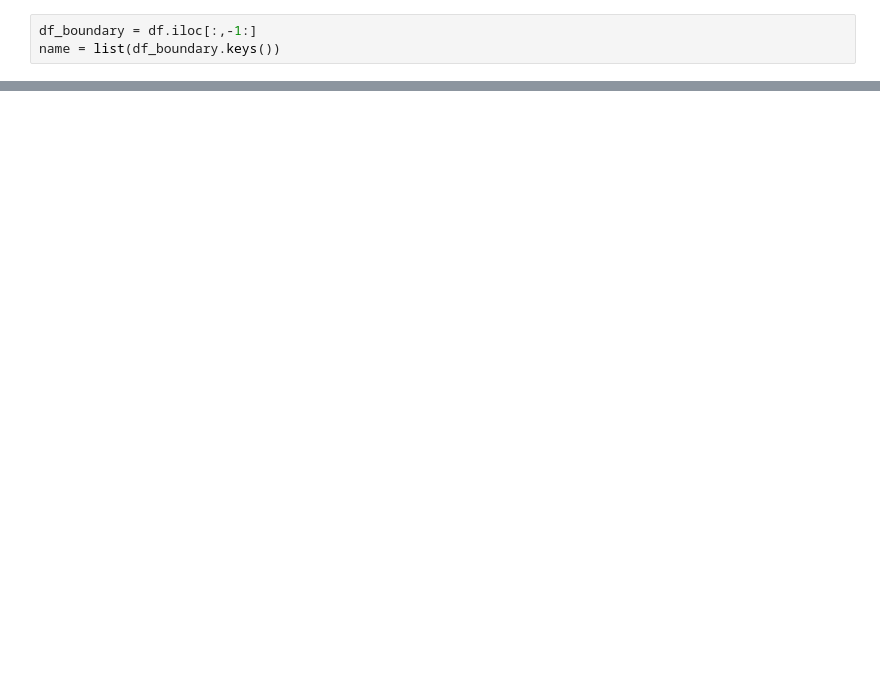
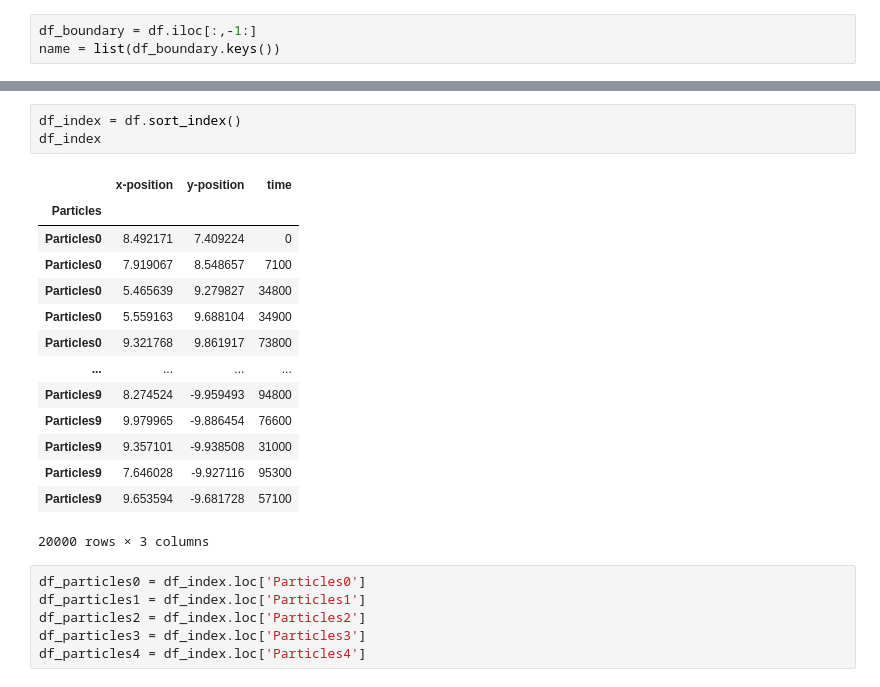
Before and after one commit to jvachier/Active_particles_confine_2D, a Jupyter notebook: src/2D_visualization.ipynb, the cells around one changed output, grey strips where cells are left out. Cells and saved outputs as stored; diff of their text form; blank space fills up the shorter version.

```diff
--- a/src/2D_visualization.ipynb
+++ b/src/2D_visualization.ipynb
@@ -48,0 +49,24 @@ if name[0] == 'circular':
+# %%
+df_index = df.sort_index()
+df_index
+# %% [output]
+|  | x-position | y-position | time |
+| Particles |  |  |  |
+| Particles0 | 8.492171 | 7.409224 | 0 |
+| Particles0 | 7.919067 | 8.548657 | 7100 |
+| Particles0 | 5.465639 | 9.279827 | 34800 |
+| Particles0 | 5.559163 | 9.688104 | 34900 |
+| Particles0 | 9.321768 | 9.861917 | 73800 |
+| ... | ... | ... | ... |
+| Particles9 | 8.274524 | -9.959493 | 94800 |
+| Particles9 | 9.979965 | -9.886454 | 76600 |
+| Particles9 | 9.357101 | -9.938508 | 31000 |
+| Particles9 | 7.646028 | -9.927116 | 95300 |
+| Particles9 | 9.653594 | -9.681728 | 57100 |
+20000 rows × 3 columns
+# %%
+df_particles0 = df_index.loc['Particles0']
+df_particles1 = df_index.loc['Particles1']
+df_particles2 = df_index.loc['Particles2']
+df_particles3 = df_index.loc['Particles3']
+df_particles4 = df_index.loc['Particles4']
```
Also changed, not shown: parts of 5 cells of this notebook, 1 other file.
